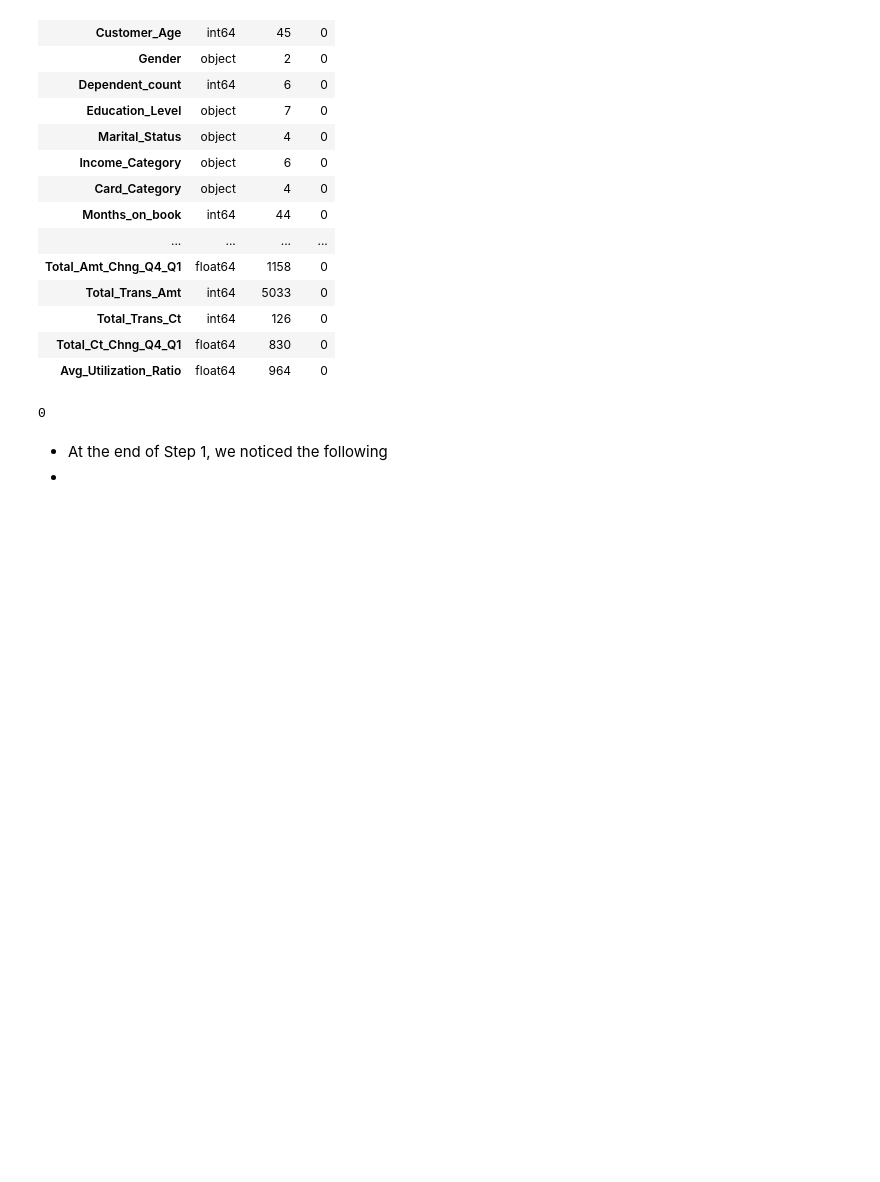
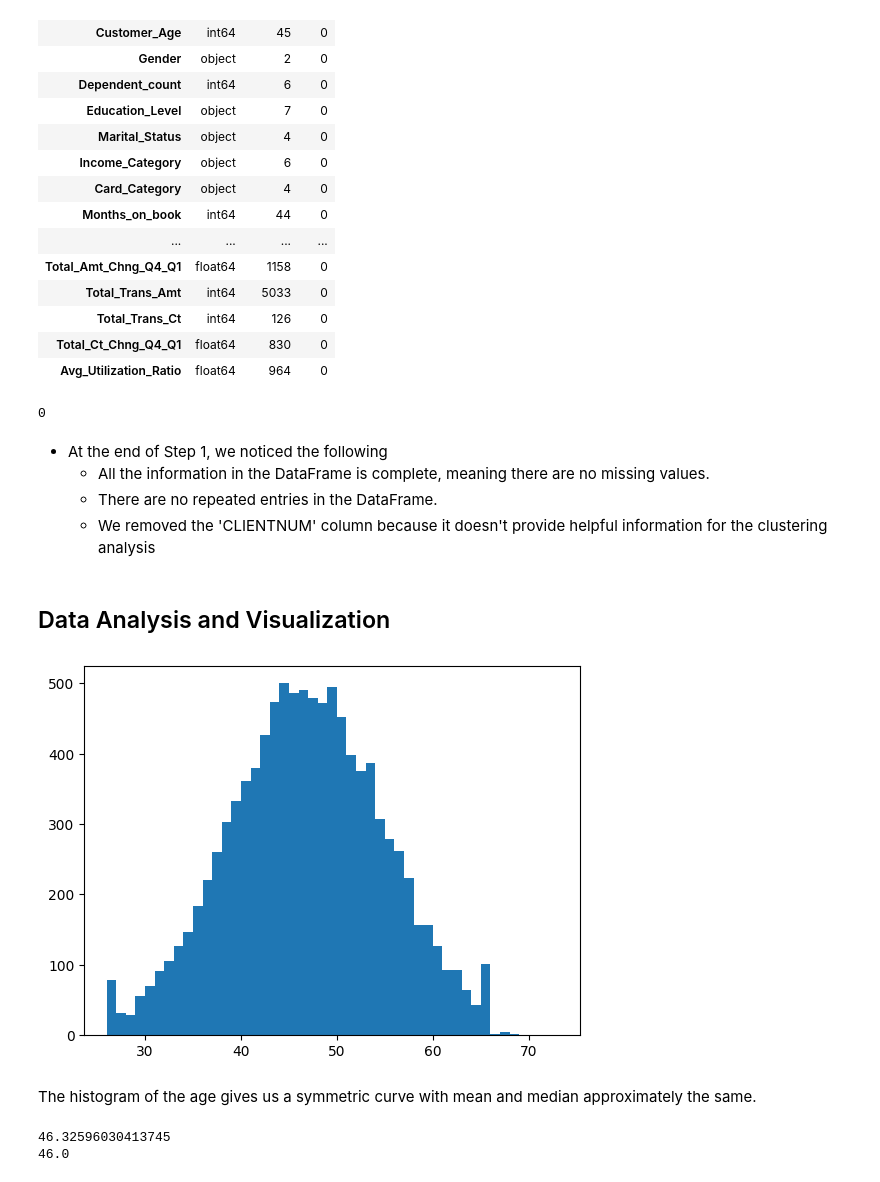
Before and after one commit to Anshv99/Credit_Card_Customer_Analysis, a Jupyter notebook: Main.ipynb, the cells around one changed output. Cells and saved outputs as stored; diff of their text form; code cells hidden in the pictures; blank space fills up the shorter version.

```diff
--- a/Main.ipynb
+++ b/Main.ipynb
@@ -105,4 +105,27 @@ df.duplicated().sum()
 df = df.drop(columns=['CLIENTNUM'])
 # %% [markdown]
 - At the end of Step 1, we noticed the following
--
+   - All the information in the DataFrame is complete, meaning there are no missing values.
+   - There are no repeated entries in the DataFrame.
+   - We removed the 'CLIENTNUM' column because it doesn't provide helpful information for the clustering analysis
+# %% [markdown]
+## Data Analysis and Visualization
+# %%
+# Customer Demographics Analysis
+#1 Age
+l1 = []
+for i in np.arange(np.min(df.Customer_Age), np.max(df.Customer_Age) + 1, 1):
+    l1.append(i)
+
+plt.hist(df.Customer_Age, bins=l1)
+plt.show()
+# %% [output]
+[figure, added]
+# %% [markdown]
+The histogram of the age gives us a symmetric curve with mean and median approximately the same.
+# %%
+print(np.mean(df.Customer_Age))
+print(np.median(df.Customer_Age))
+# %% [output]
+46.32596030413745
+46.0
```
Also changed, not shown: parts of 13 cells of this notebook.
